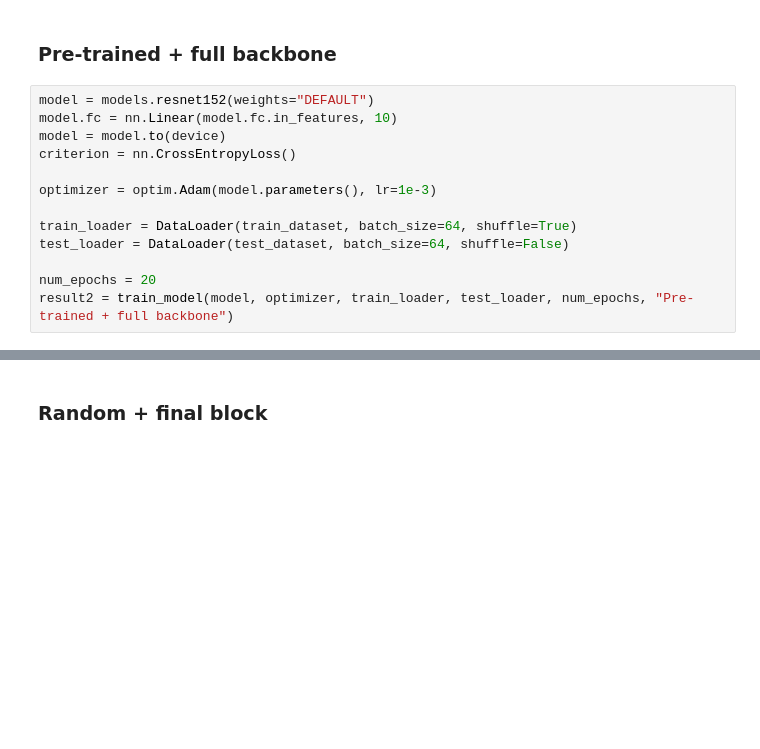
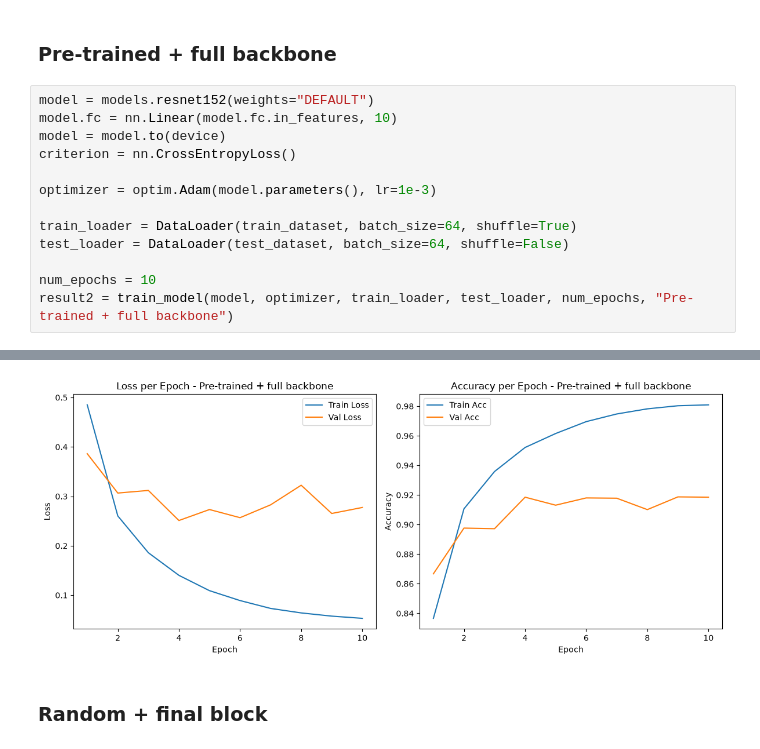
Before and after one commit to alifayyaz0613/atml-pa0, a Jupyter notebook: task1_resnet/task1.ipynb, the cells around one changed output, grey strips where cells are left out. Cells and saved outputs as stored; diff of their text form; blank space fills up the shorter version.

```diff
--- a/task1_resnet/task1.ipynb
+++ b/task1_resnet/task1.ipynb
@@ -657,5 +669,6 @@ optimizer = optim.Adam(model.parameters(), lr=1e-3)
 train_loader = DataLoader(train_dataset, batch_size=64, shuffle=True)
 test_loader = DataLoader(test_dataset, batch_size=64, shuffle=False)
 
-num_epochs = 20
+num_epochs = 10
 result2 = train_model(model, optimizer, train_loader, test_loader, num_epochs, "Pre-trained + full backbone")
+# %% [output]
@@ -662,3 +685,4 @@ result2 = train_model(model, optimizer, train_loader, test_loader, num_epochs, "
+[figure, added]
 # %% [markdown]
 ### Random + final block
 # %%
```
Also changed, not shown: parts of 5 cells of this notebook, 8 other files.
